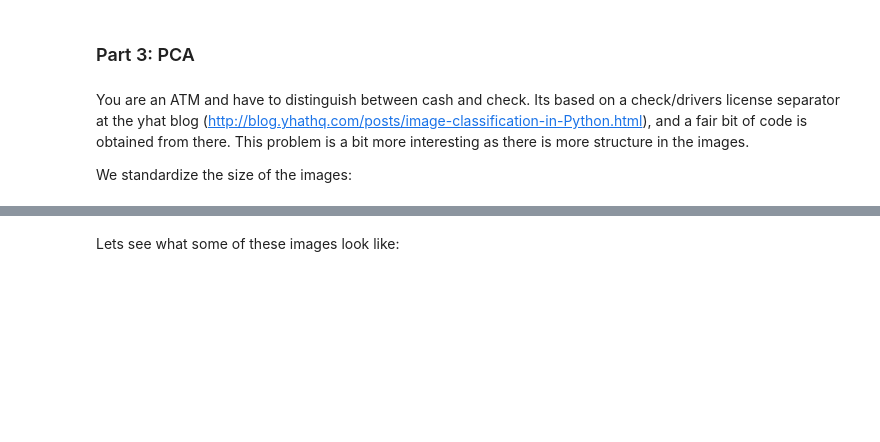
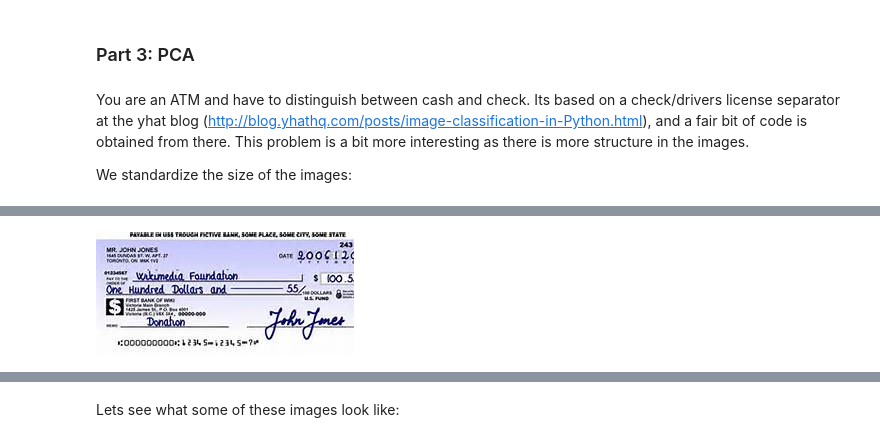
Before and after one commit to anyuanay/Practical-Data-Science-With-Open-Source-Techniques, a Jupyter notebook: using-python/CS109-Lab4-scikit-learn.ipynb, the cells around one changed output, grey strips where cells are left out. Saved outputs shown, nothing was run; the diff lists cells and outputs as text; code cells hidden in the pictures; blank space fills up the shorter version.

```diff
--- a/using-python/CS109-Lab4-scikit-learn.ipynb
+++ b/using-python/CS109-Lab4-scikit-learn.ipynb
@@ -731,0 +776,4 @@ len(labels), len(images)
+# %%
+Im("resources/data/images/images/checks/th (31).jpeg")
+# %% [output]
+[figure, added]
```
Also changed, not shown: parts of 52 cells of this notebook.
